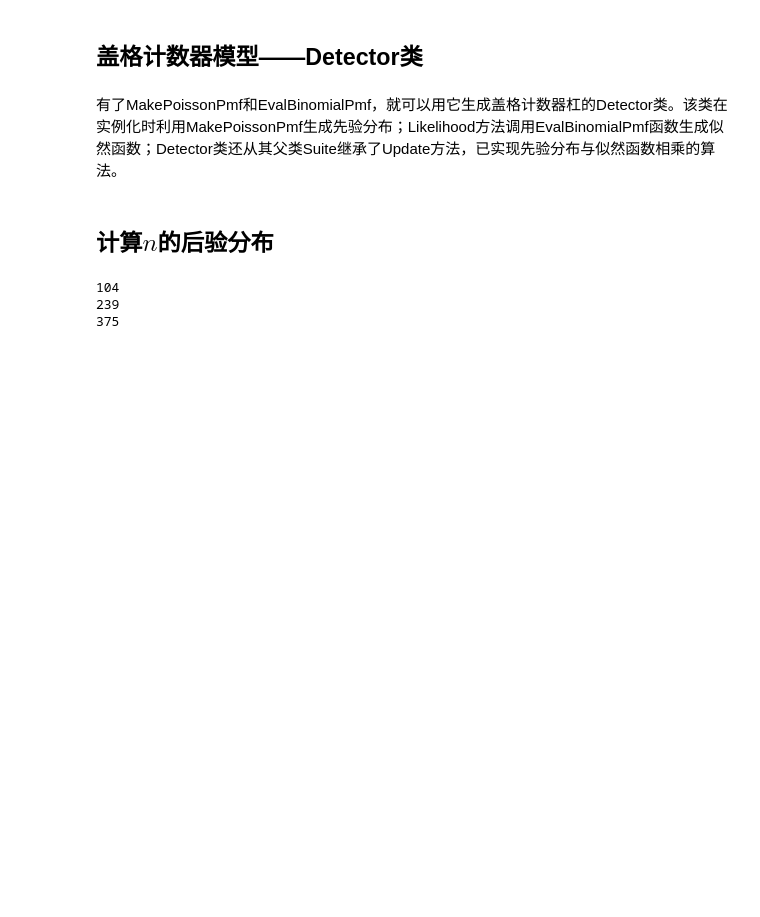
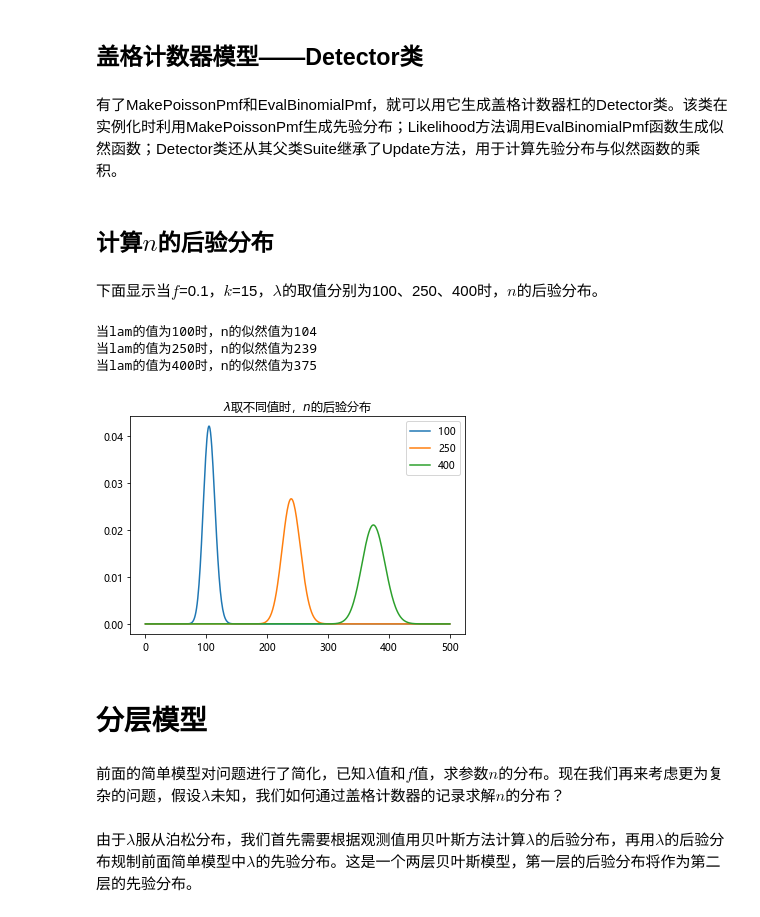
Before and after one commit to HuRongxing/thinkbayes, a Jupyter notebook: 11 盖格计数器——层次化贝叶斯模型.ipynb, the cells around one changed output. Drawn from its saved outputs; the diff is of its cells as text; code cells hidden in the pictures; blank space fills up the shorter version.

```diff
--- a/11 盖格计数器——层次化贝叶斯模型.ipynb
+++ b/11 盖格计数器——层次化贝叶斯模型.ipynb
@@ -119,6 +119,6 @@ def EvalBinomialPmf(k, n, p):
 # %% [markdown]
 ## 盖格计数器模型——Detector类
 # %% [markdown]
-有了MakePoissonPmf和EvalBinomialPmf，就可以用它生成盖格计数器杠的Detector类。该类在实例化时利用MakePoissonPmf生成先验分布；Likelihood方法调用EvalBinomialPmf函数生成似然函数；Detector类还从其父类Suite继承了Update方法，已实现先验分布与似然函数相乘的算法。
+有了MakePoissonPmf和EvalBinomialPmf，就可以用它生成盖格计数器杠的Detector类。该类在实例化时利用MakePoissonPmf生成先验分布；Likelihood方法调用EvalBinomialPmf函数生成似然函数；Detector类还从其父类Suite继承了Update方法，用于计算先验分布与似然函数的乘积。
 # %%
 from tools import Suite
@@ -163,14 +164,33 @@ class Detector(Suite):
         return total
 # %% [markdown]
 ## 计算$n$的后验分布
+# %% [markdown]
+下面显示当$f$=0.1，$k$=15，$\lambda$的取值分别为100、250、400时，$n$的后验分布。
+# %%
+import matplotlib.pyplot as plt
+def pmf_plot(ax,pmf):
+    """作出pmf对象的概率质量函数图"""
+    x,y = zip(*sorted([x for x in pmf.Items()]))
+    ax.plot(x,y,label=pmf.name)
+    return ax
 # %%
 f = 0.1
 k = 15
+
+pig = plt.Figure()
+ax = plt.subplot()
+
 for lam in [100,250,400]:
     suite = Detector(lam, f, step=1)
     suite.Update(k)
-    print(suite.MaximumLikelihood())
+    pmf_plot(ax,suite)
+    print(f"当lam的值为{lam}时，n的似然值为{suite.MaximumLikelihood()}")
+
+plt.legend()
+plt.title('$\lambda$取不同值时，$n$的后验分布')
+plt.show()
 # %% [output]
-104
-239
-375
+当lam的值为100时，n的似然值为104
+当lam的值为250时，n的似然值为239
+当lam的值为400时，n的似然值为375
+[figure, added]
@@ -178,0 +197,6 @@ for lam in [100,250,400]:
+# %% [markdown]
+# 分层模型
+# %% [markdown]
+前面的简单模型对问题进行了简化，已知$\lambda$值和$f$值，求参数$n$的分布。现在我们再来考虑更为复杂的问题，假设$\lambda$未知，我们如何通过盖格计数器的记录求解$n$的分布？
+# %% [markdown]
+由于$\lambda$服从泊松分布，我们首先需要根据观测值用贝叶斯方法计算$\lambda$的后验分布，再用$\lambda$的后验分布规制前面简单模型中$\lambda$的先验分布。这是一个两层贝叶斯模型，第一层的后验分布将作为第二层的先验分布。
```
Also changed, not shown: parts of 5 cells of this notebook, 1 other file.
